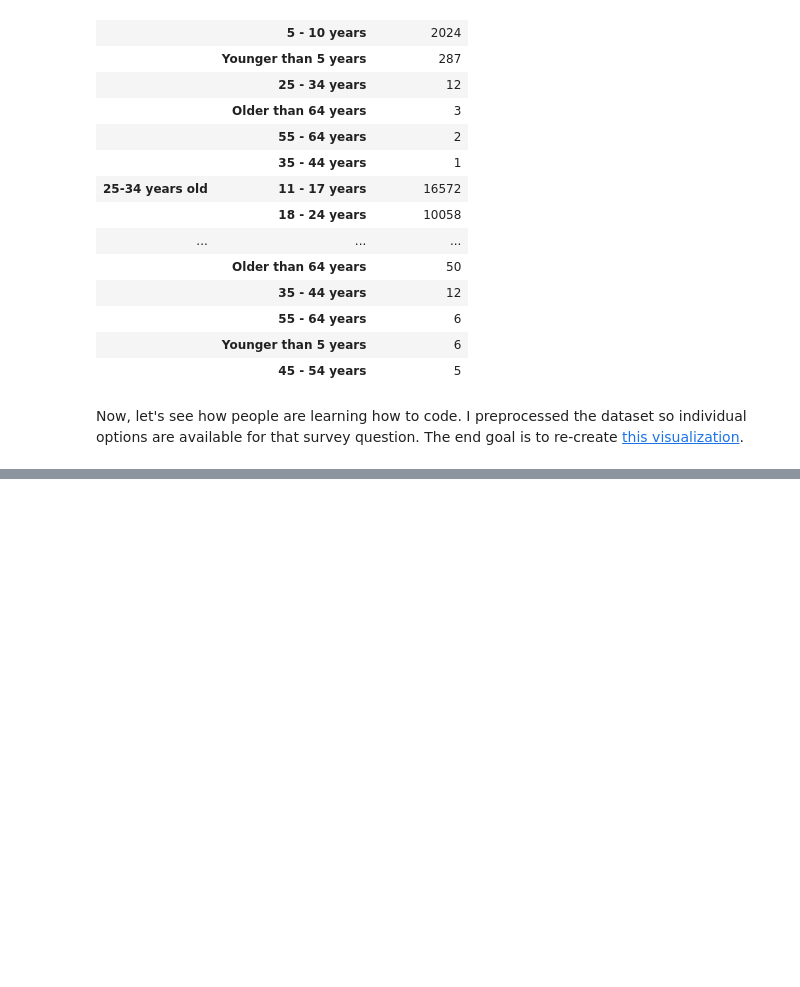
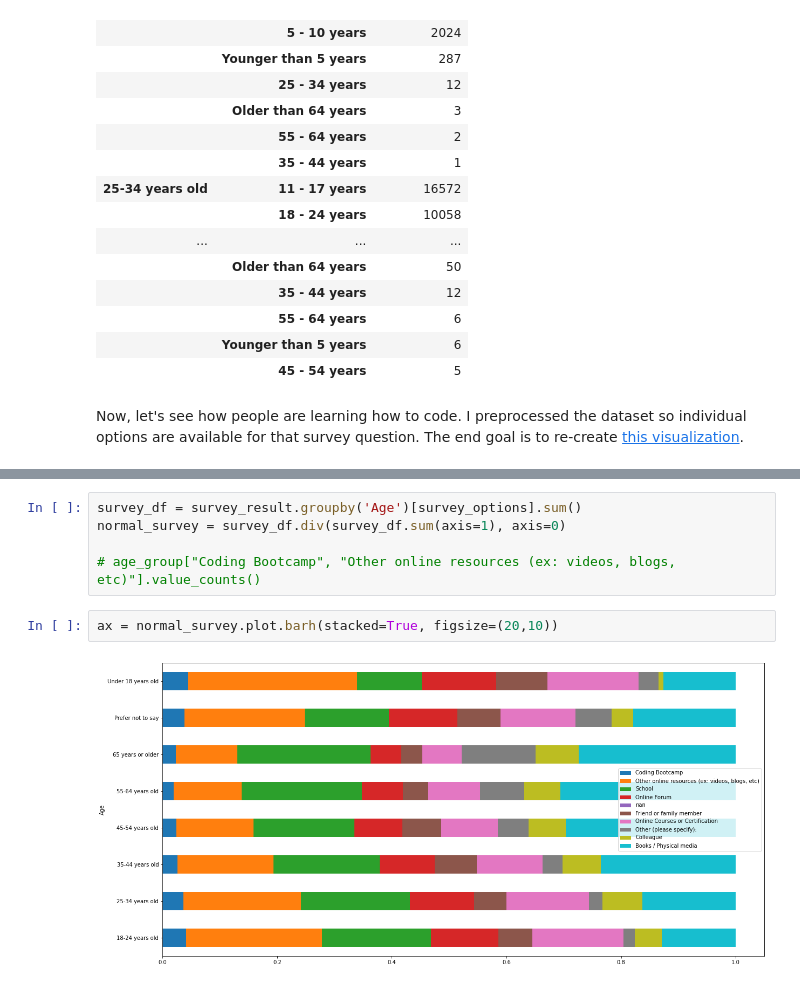
Before and after one commit to cmu-crafting-software/recitations-22, a Jupyter notebook: recitation-6/so-analysis.ipynb, the cells around one changed output, grey strips where cells are left out. Saved outputs shown, nothing was run; the diff lists cells and outputs as text; blank space fills up the shorter version.

```diff
--- a/recitation-6/so-analysis.ipynb
+++ b/recitation-6/so-analysis.ipynb
@@ -119,0 +123,9 @@ survey_options
+# %%
+survey_df = survey_result.groupby('Age')[survey_options].sum()
+normal_survey = survey_df.div(survey_df.sum(axis=1), axis=0)
+
+# age_group["Coding Bootcamp", "Other online resources (ex: videos, blogs, etc)"].value_counts()
+# %%
+ax = normal_survey.plot.barh(stacked=True, figsize=(20,10))
+# %% [output]
+[figure, added]
```
Also changed, not shown: parts of 1 cell of this notebook.
